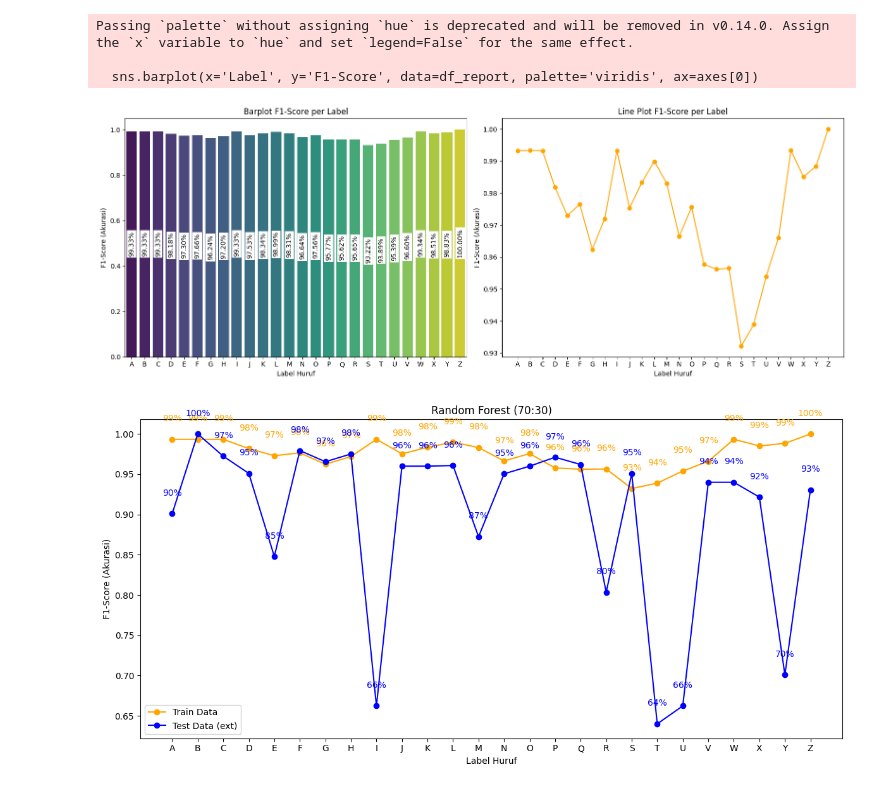
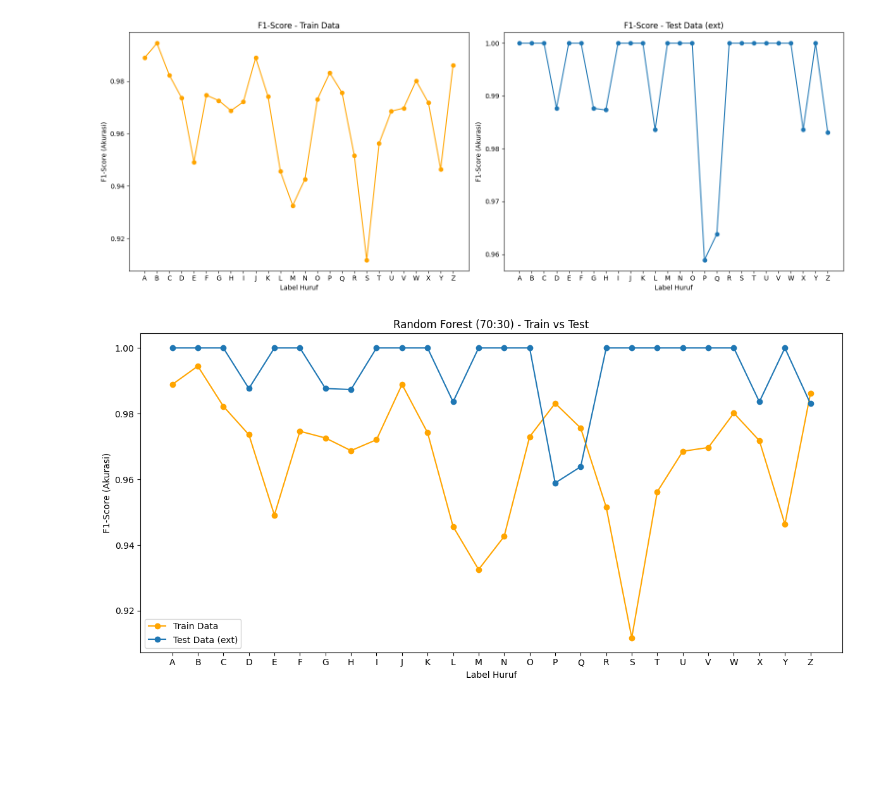
Before and after one commit to fillahalfatih/signee, a Jupyter notebook: jupyter/training-model.ipynb, the cells around one changed output. Cells and saved outputs as stored; diff of their text form; code cells hidden in the pictures; blank space fills up the shorter version.

Commit message:
[experimenting] model tuning ~ 2

```diff
--- a/jupyter/training-model.ipynb
+++ b/jupyter/training-model.ipynb
@@ -56,7 +56,7 @@ if os.path.exists(model_filename):
     os.rename(model_filename, new_filename)
 
 # Tentukan folder untuk menyimpan model
-model_folder = '../model/'
+model_folder = '../model-tuning/'
 if not os.path.exists(model_folder):
     os.makedirs(model_folder)
 
@@ -82,32 +82,6 @@ f1_scores = [report[class_name]['f1-score'] for class_name in class_names]
 # Membuat DataFrame untuk seaborn
 df_report = pd.DataFrame({'Label': class_names, 'F1-Score': f1_scores})
 
-# Buat 1 baris 2 kolom subplot
-fig, axes = plt.subplots(1, 2, figsize=(16, 6))
-
-# === Barplot di axes[0] ===
-sns.barplot(x='Label', y='F1-Score', data=df_report, palette='viridis', ax=axes[0])
-axes[0].set_xlabel('Label Huruf')
-axes[0].set_ylabel('F1-Score (Akurasi)')
-axes[0].set_title('Barplot F1-Score per Label')
-
-# Tambahkan nilai F1 pada batang barplot
-for p in axes[0].patches:
-    height = p.get_height()
-    axes[0].text(p.get_x() + p.get_width() / 2., height / 2.,
-                 '{:1.2f}%'.format(height * 100),
-                 ha='center', va='center', rotation='vertical',
-                 bbox=dict(facecolor='white', edgecolor='none', pad=2))
-
-# === Line plot di axes[1] ===
-axes[1].plot(df_report['Label'], df_report['F1-Score'], linestyle='-', color='orange', marker='o')
-axes[1].set_xlabel('Label Huruf')
-axes[1].set_ylabel('F1-Score (Akurasi)')
-axes[1].set_title('Line Plot F1-Score per Label')
-
-plt.tight_layout()
-plt.show()
-
 # === LOAD DAN EVALUASI TEST DATA EKSTERNAL ===
 # Muat test data dari file test_data.pickle
 test_data_dict = pickle.load(open('../test_data.pickle', 'rb'))
@@ -131,22 +105,54 @@ external_report = classification_report(test_labels, test_predict, target_names=
 # Ekstraksi F1-score dari test data
 f1_scores_external = [external_report[class_name]['f1-score'] for class_name in class_names]
 
+# Buat 1 baris 2 kolom subplot
+fig, axes = plt.subplots(1, 2, figsize=(16, 6))
+
+# # === Barplot di axes[0] ===
+# sns.barplot(x='Label', y='F1-Score', data=df_report, palette='viridis', ax=axes[0])
+# axes[0].set_xlabel('Label Huruf')
+# axes[0].set_ylabel('F1-Score (Akurasi)')
+# axes[0].set_title('Barplot F1-Score per Label')
+
+# # Tambahkan nilai F1 pada batang barplot
+# for p in axes[0].patches:
+#     height = p.get_height()
+#     axes[0].text(p.get_x() + p.get_width() / 2., height / 2.,
+#                  '{:1.2f}%'.format(height * 100),
+#                  ha='center', va='center', rotation='vertical',
+#                  bbox=dict(facecolor='white', edgecolor='none', pad=2))
+
+# === Line plot di axes[0] ===
+axes[0].plot(df_report['Label'], df_report['F1-Score'], linestyle='-', color='orange', marker='o')
+axes[0].set_xlabel('Label Huruf')
+axes[0].set_ylabel('F1-Score (Akurasi)')
+axes[0].set_title('F1-Score - Train Data')
+
+# === Line plot di axes[1] ===
+axes[1].plot(df_report['Label'], f1_scores_external, linestyle='-', color='C0', marker='o')
+axes[1].set_xlabel('Label Huruf')
+axes[1].set_ylabel('F1-Score (Akurasi)')
+axes[1].set_title('F1-Score - Test Data (ext)')
+
+plt.tight_layout()
+plt.show()
+
 # === LINE PLOT PERBANDINGAN ===
 plt.figure(figsize=(12, 6))
 plt.plot(df_report['Label'], df_report['F1-Score'], marker='o', linestyle='-', color='orange', label='Train Data')
-plt.plot(df_report['Label'], f1_scores_external, marker='o', linestyle='-', color='blue', label='Test Data (ext)')
+plt.plot(df_report['Label'], f1_scores_external, marker='o', linestyle='-', color='C0', label='Test Data (ext)')
 
 # Label dan title
 plt.xlabel('Label Huruf')
 plt.ylabel('F1-Score (Akurasi)')
-plt.title('Random Forest (70:30)')
+plt.title('Random Forest (70:30) - Train vs Test')
 # plt.grid(True)
 plt.legend()
 
 # Tambahkan nilai di atas titik untuk kedua garis
-for x, y1, y2 in zip(df_report['Label'], df_report['F1-Score'], f1_scores_external):
-    plt.text(x, y1 + 0.02, f'{y1*100:.0f}%', ha='center', va='bottom', color='orange')
-    plt.text(x, y2 + 0.02, f'{y2*100:.0f}%', ha='center', va='bottom', color='blue')
+# for x, y1, y2 in zip(df_report['Label'], df_report['F1-Score'], f1_scores_external):
+#     plt.text(x, y1 + 0.02, f'{y1*100:.0f}%', ha='center', va='bottom', color='orange')
+#     plt.text(x, y2 + 0.02, f'{y2*100:.0f}%', ha='center', va='bottom', color='C0')
 
 plt.tight_layout()
 plt.show()
@@ -156,6 +162,3 @@ plt.show()
-Passing `palette` without assigning `hue` is deprecated and will be removed in v0.14.0. Assign the `x` variable to `hue` and set `legend=False` for the same effect.
-
-  sns.barplot(x='Label', y='F1-Score', data=df_report, palette='viridis', ax=axes[0])
-[figure, old version]
+[figure, new version]
-[figure, old version]
+[figure, new version]
 # %%
```
Also changed, not shown: parts of 9 cells of this notebook, 5 other files.
